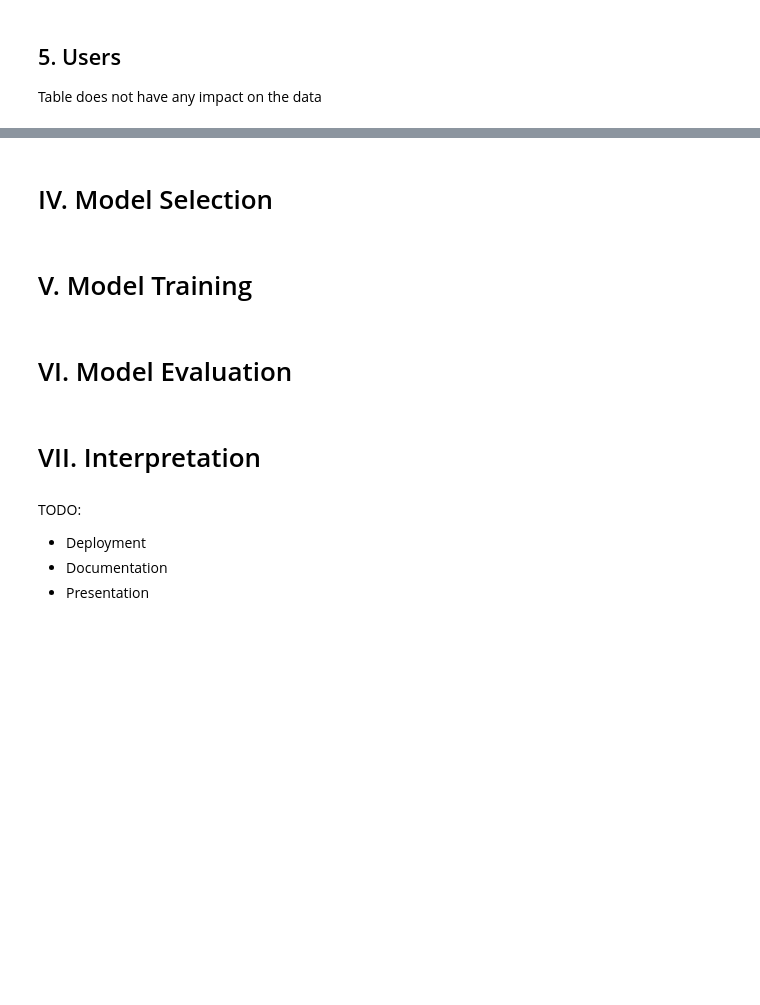
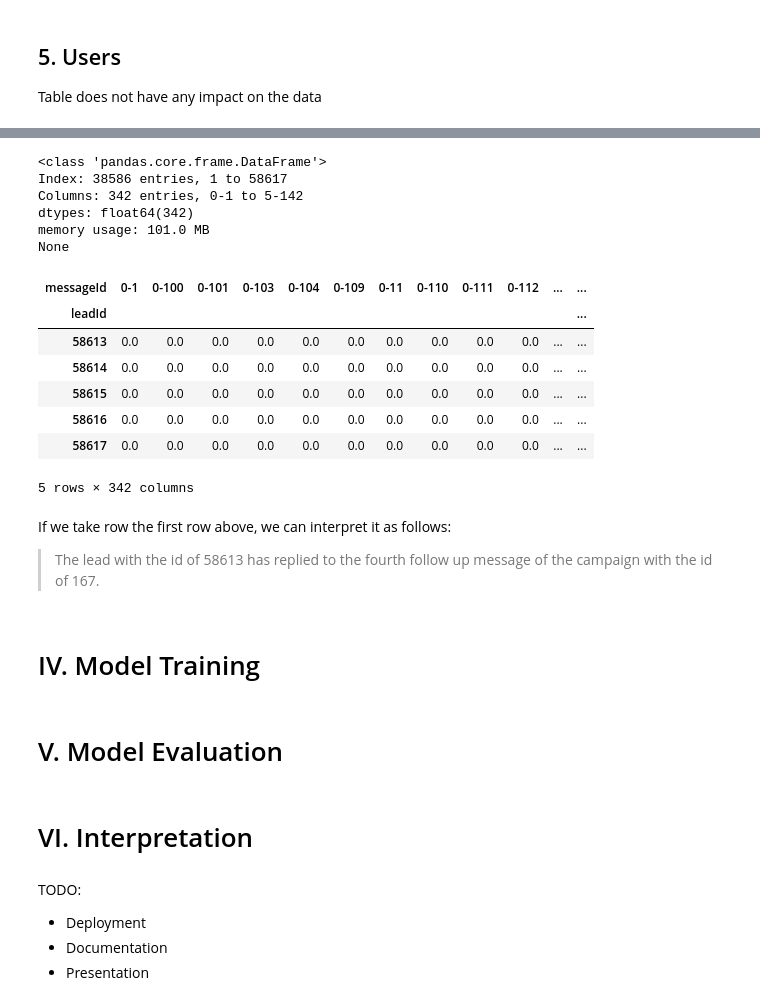
Before and after one commit to usersina/ml-lead-generating, a Jupyter notebook: notebook.ipynb, the cells around one changed output, grey strips where cells are left out. Cells and saved outputs as stored; diff of their text form; code cells hidden in the pictures; blank space fills up the shorter version.

```diff
--- a/notebook.ipynb
+++ b/notebook.ipynb
@@ -417,0 +450,10 @@ del users_df
+# %%
+# Merge the dataframes
+data = pd.merge(leads_df, messages_df, on='campaignId')
+data = pd.merge(data, campaigns_df, left_on='campaignId', right_on='id')
+# %%
+# Create the matrix
+user_item_matrix = pd.pivot_table(data, index='leadId', columns='messageId', values='isReplied')
+# %%
+# Fill NaNs with 0
+user_item_matrix = user_item_matrix.fillna(0)
@@ -418,11 +463,30 @@ del users_df
+# %%
+print(user_item_matrix.info())
+user_item_matrix.tail()
+# %% [output]
+<class 'pandas.core.frame.DataFrame'>
+Index: 38586 entries, 1 to 58617
+Columns: 342 entries, 0-1 to 5-142
+dtypes: float64(342)
+memory usage: 101.0 MB
+None
+| messageId | 0-1 | 0-100 | 0-101 | 0-103 | 0-104 | 0-109 | 0-11 | 0-110 | 0-111 | 0-112 | ... | ... |
+| leadId |  |  |  |  |  |  |  |  |  |  |  | ... |
+| 58613 | 0.0 | 0.0 | 0.0 | 0.0 | 0.0 | 0.0 | 0.0 | 0.0 | 0.0 | 0.0 | ... | ... |
+| 58614 | 0.0 | 0.0 | 0.0 | 0.0 | 0.0 | 0.0 | 0.0 | 0.0 | 0.0 | 0.0 | ... | ... |
+| 58615 | 0.0 | 0.0 | 0.0 | 0.0 | 0.0 | 0.0 | 0.0 | 0.0 | 0.0 | 0.0 | ... | ... |
+| 58616 | 0.0 | 0.0 | 0.0 | 0.0 | 0.0 | 0.0 | 0.0 | 0.0 | 0.0 | 0.0 | ... | ... |
+| 58617 | 0.0 | 0.0 | 0.0 | 0.0 | 0.0 | 0.0 | 0.0 | 0.0 | 0.0 | 0.0 | ... | ... |
+5 rows × 342 columns
+# %% [markdown]
+If we take row the first row above, we can interpret it as follows:
+> The lead with the id of 58613 has replied to the fourth follow up message of the campaign with the id of 167.
 # %% [markdown]
-# IV. Model Selection
+# IV. Model Training
 # %% [markdown]
-# V. Model Training
+# V. Model Evaluation
 # %% [markdown]
-# VI. Model Evaluation
+# VI. Interpretation
-# %% [markdown]
-# VII. Interpretation
 # %% [markdown]
 TODO:
 
```
Also changed, not shown: parts of 14 cells of this notebook, 1 other file.
